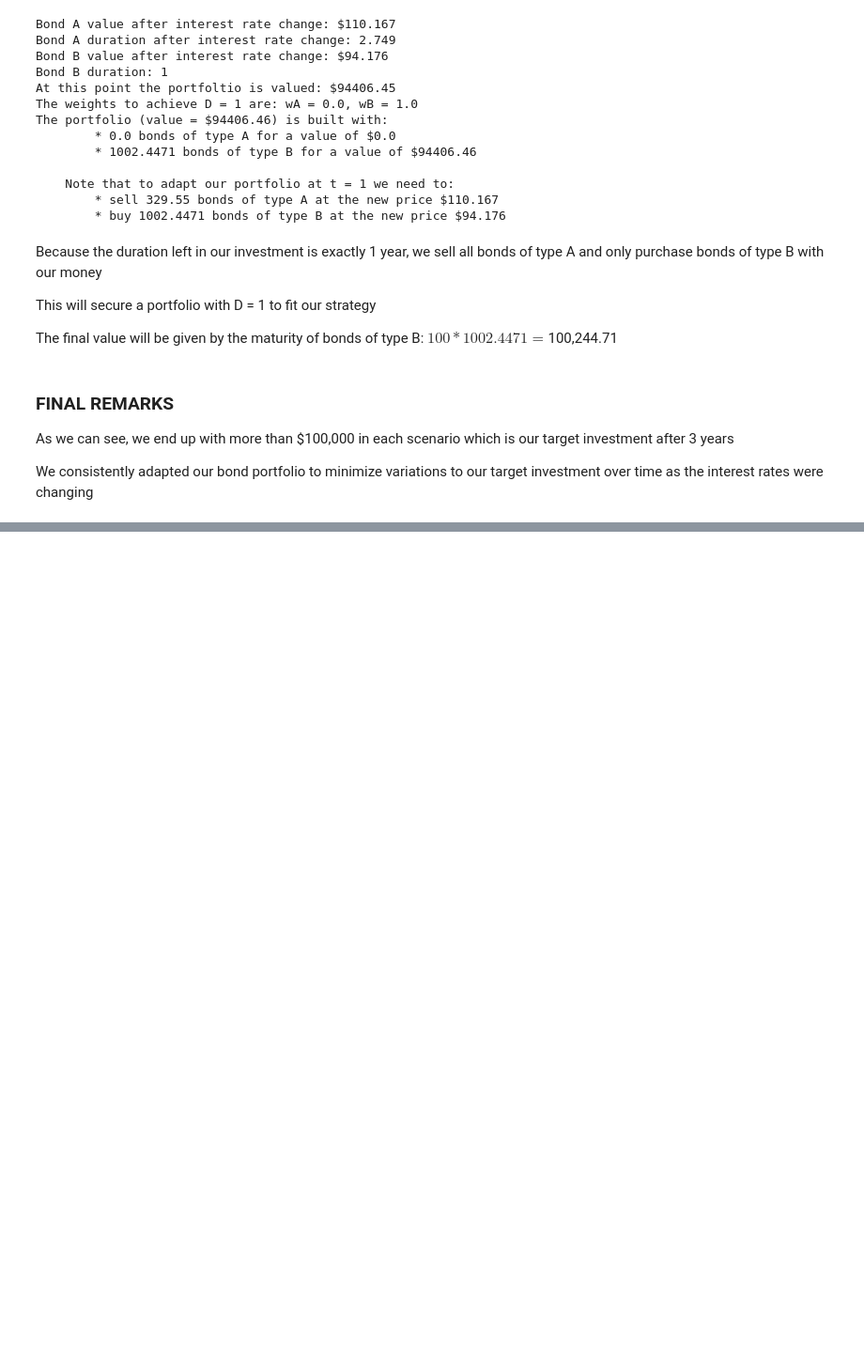
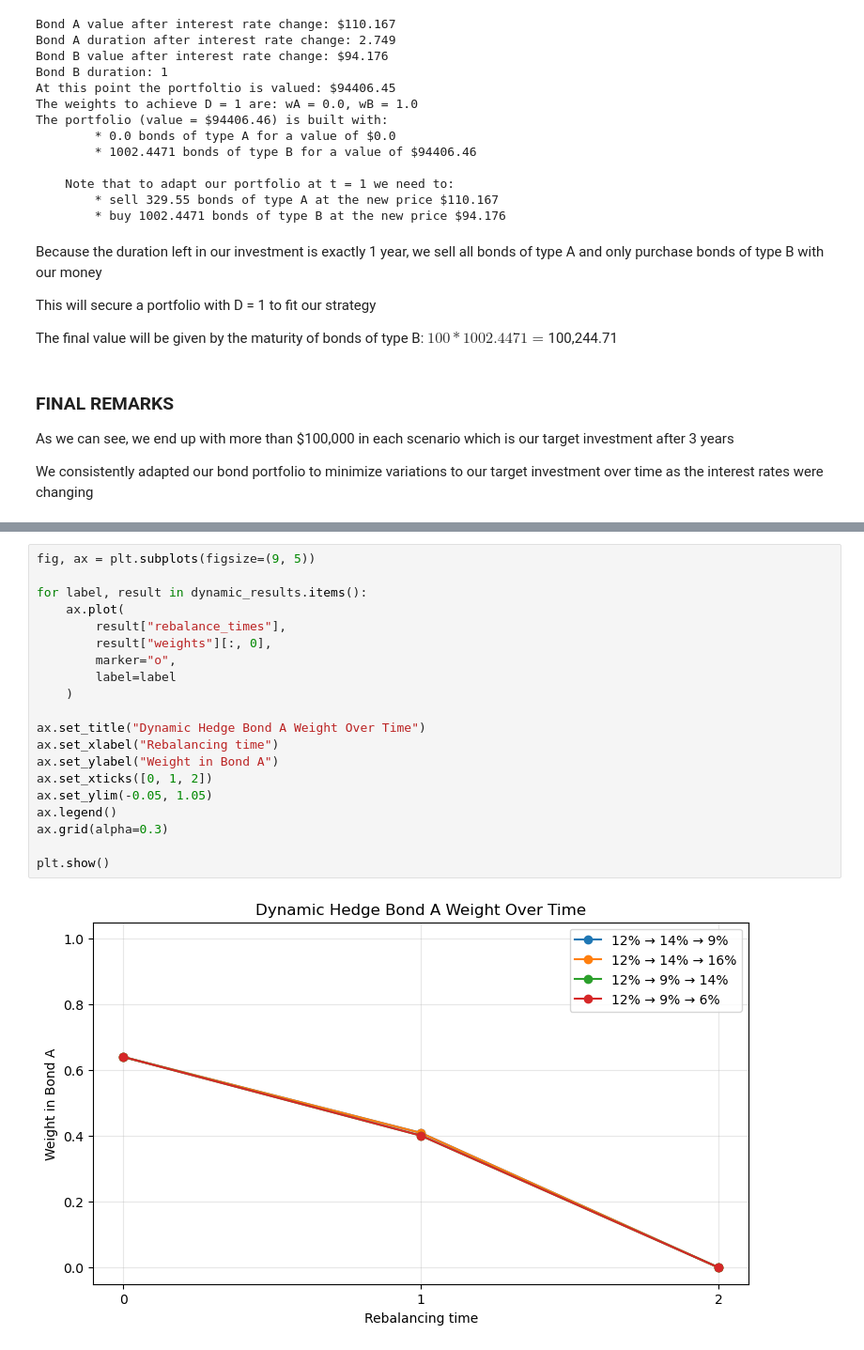
Before and after one commit to giacomoscanavini/quant_finance, a Jupyter notebook: bonds/dynamic_hedging_with_bond_portfolio.ipynb, the cells around one changed output, grey strips where cells are left out. Shown at 94% size. Drawn from its saved outputs; the diff is of its cells as text; blank space fills up the shorter version.

```diff
--- a/bonds/dynamic_hedging_with_bond_portfolio.ipynb
+++ b/bonds/dynamic_hedging_with_bond_portfolio.ipynb
@@ -513,0 +860,22 @@ We consistently adapted our bond portfolio to minimize variations to our target
+# %%
+fig, ax = plt.subplots(figsize=(9, 5))
+
+for label, result in dynamic_results.items():
+    ax.plot(
+        result["rebalance_times"],
+        result["weights"][:, 0],
+        marker="o",
+        label=label
+    )
+
+ax.set_title("Dynamic Hedge Bond A Weight Over Time")
+ax.set_xlabel("Rebalancing time")
+ax.set_ylabel("Weight in Bond A")
+ax.set_xticks([0, 1, 2])
+ax.set_ylim(-0.05, 1.05)
+ax.legend()
+ax.grid(alpha=0.3)
+
+plt.show()
+# %% [output]
+[figure, added]
```
Also changed, not shown: parts of 23 cells of this notebook.
